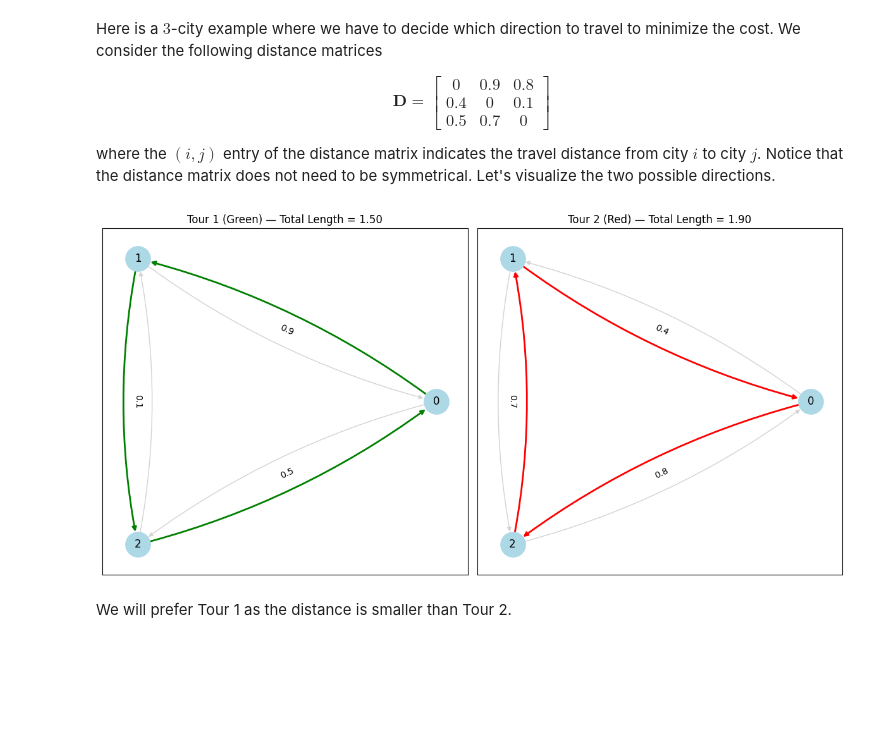
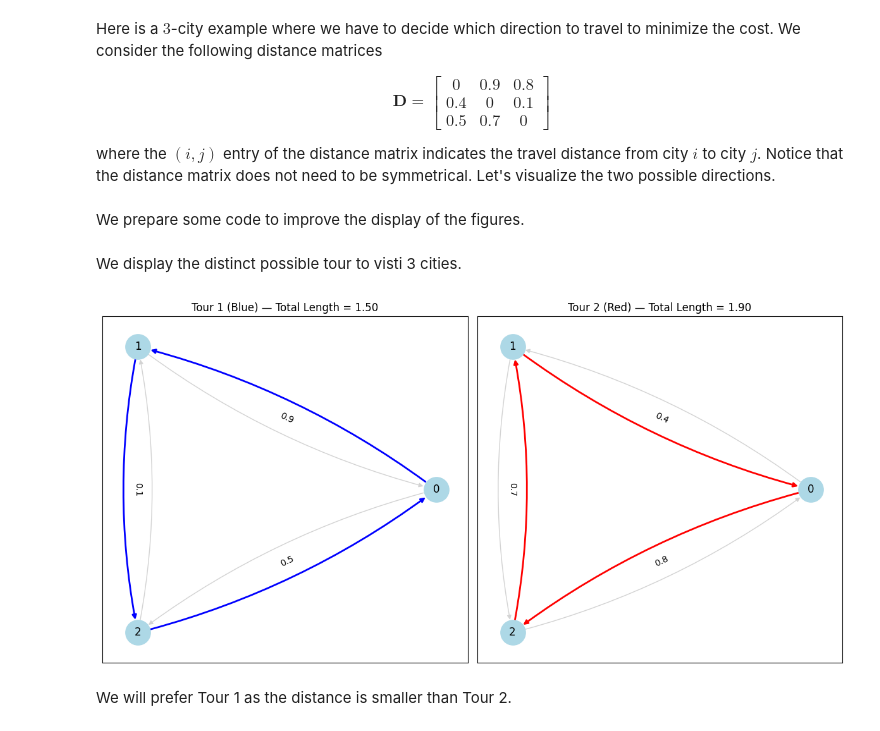
Before and after one commit to qiboteam/qiboopt, a Jupyter notebook: tutorial/TSP.ipynb, the cells around one changed output. Cells and saved outputs as stored; diff of their text form; code cells hidden in the pictures; blank space fills up the shorter version.

```diff
--- a/tutorial/TSP.ipynb
+++ b/tutorial/TSP.ipynb
@@ -41,6 +41,8 @@ dist_matrix = np.array([
     [0.4, 0, 0.1],
     [0.5, 0.7, 0]
 ])
+# %% [markdown]
+We prepare some code to improve the display of the figures.
 # %%
 _THEMES = {
     "light": {
@@ -165,6 +167,8 @@ def _apply_rcparams():
         "axes.titlecolor":  T["text"],
         "axes.titlesize":   11,
     })
+# %% [markdown]
+We display the distinct possible tour to visti 3 cities.
 # %%
 # Build directed graph
 G = nx.DiGraph()
@@ -191,13 +195,13 @@ ax = axes[0]
 nx.draw_networkx_edges(G, pos, ax=ax, edge_color="lightgray", arrows=True,
                        connectionstyle="arc3,rad=0.1", arrowstyle='-|>', min_source_margin=15, min_target_margin=15)
 nx.draw_networkx_edges(G, pos, edgelist=tour1, ax=ax,
-                       edge_color="green", width=2, arrows=True,
+                       edge_color="blue", width=2, arrows=True,
                        connectionstyle="arc3,rad=0.1", arrowstyle='-|>', min_source_margin=15, min_target_margin=15)
 nx.draw_networkx_nodes(G, pos, ax=ax, node_color="lightblue", node_size=800)
 nx.draw_networkx_labels(G, pos, ax=ax, font_size=12, font_color="black")
 edge_labels = {(i, j): f"{dist_matrix[i, j]:.1f}" for i, j in tour1}
 nx.draw_networkx_edge_labels(G, pos, edge_labels=edge_labels, ax=ax, font_size=10)
-ax.set_title(f"Tour 1 (Green) — Total Length = {tour1_length:.2f}")
+ax.set_title(f"Tour 1 (Blue) — Total Length = {tour1_length:.2f}")
 
 # --- Tour 2 in red ---
 ax = axes[1]
@@ -205,34 +209,34 @@ nx.draw_networkx_edges(G, pos, ax=ax, edge_color="lightgray", arrows=True,
                        connectionstyle="arc3,rad=0.1", arrowstyle='-|>', min_source_margin=15, min_target_margin=15)
 nx.draw_networkx_edges(G, pos, edgelist=tour2, ax=ax,
                        edge_color="red", width=2, arrows=True,
                        connectionstyle="arc3,rad=0.1", arrowstyle='-|>', min_source_margin=15, min_target_margin=15)
 nx.draw_networkx_nodes(G, pos, ax=ax, node_color="lightblue", node_size=800)
 nx.draw_networkx_labels(G, pos, ax=ax, font_size=12, font_color="black")
 edge_labels = {(i, j): f"{dist_matrix[i, j]:.1f}" for i, j in tour2}
 nx.draw_networkx_edge_labels(G, pos, edge_labels=edge_labels, ax=ax, font_size=10)
 ax.set_title(f"Tour 2 (Red) — Total Length = {tour2_length:.2f}")
 
 plt.tight_layout()
 plt.show()
 
 TOUR_COLORS    = {"(0, 1, 2)": "#22d3ee", "(0, 2, 1)": "#f472b6"}
 PENALTY_COLORS = {1.9: "#818cf8", 2.9: "#34d399", 3.9: "#fb923c"}
 OPTIMAL_TOUR   = "(0, 1, 2)"
 OPTIMAL_LENGTH = 1.5
 
 def _unique_sorted(results_list, key):
     return sorted(set(d[key] for d in results_list))
 
 
 def _build_pivot(results_list, penalties, layers, field):
     """
     Returns a 2-D list  pivot[r][c]  where
       r = index into `penalties`, c = index into `layers`.
     """
     lookup = {(d["penalty"], d["layer"]): d[field] for d in results_list}
     return [[lookup.get((pen, lay)) for lay in layers] for pen in penalties]
 # %% [output]
-[figure, old version]
+[figure, new version]
 # %% [markdown]
 We will prefer Tour 1 as the distance is smaller than Tour 2.
 # %% [markdown]
```
Also changed, not shown: parts of 14 cells of this notebook, 1 other file.
